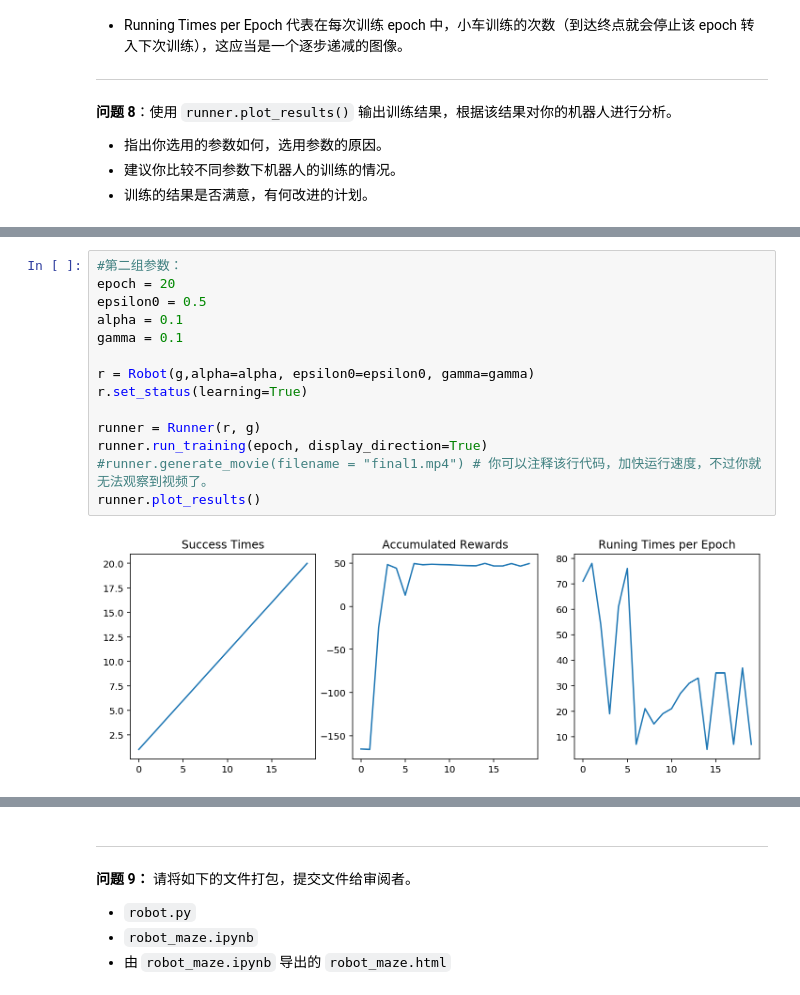
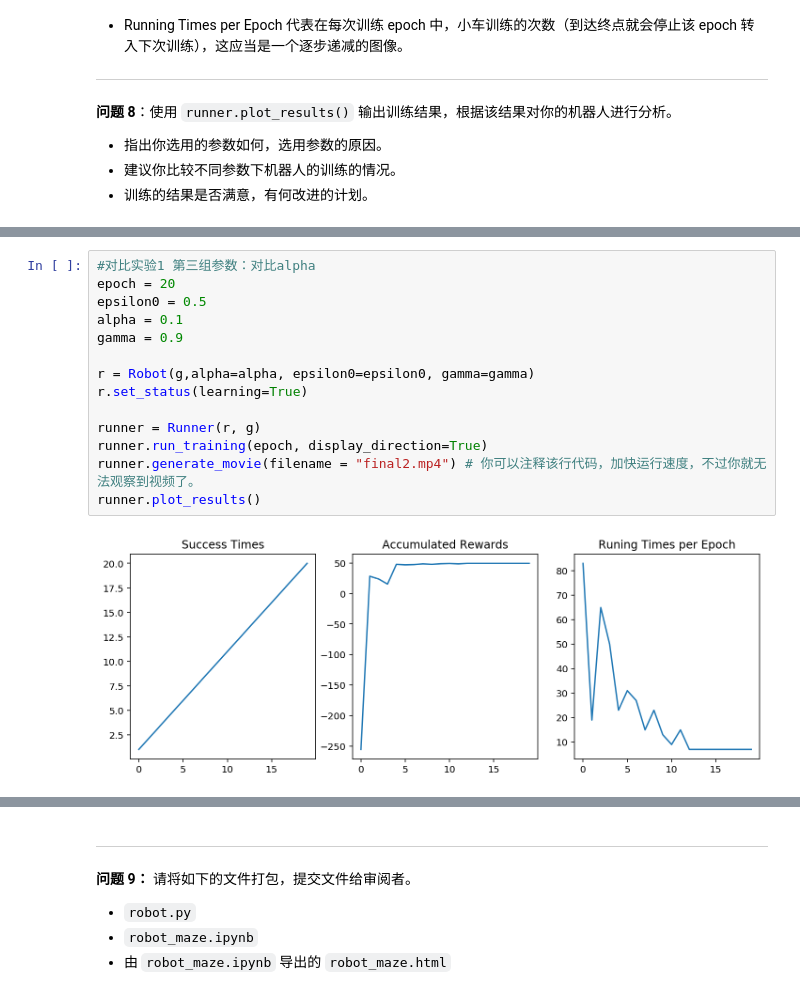
Before and after one commit to VincentGogo/MLDN_P5_Reinforcement_Learning, a Jupyter notebook: robot_maze.ipynb, the cells around one changed output, grey strips where cells are left out. Cells and saved outputs as stored; diff of their text form.

```diff
--- a/robot_maze.ipynb
+++ b/robot_maze.ipynb
@@ -300,16 +304,16 @@ runner.plot_results()
 # %%
-#第二组参数：
+#对比实验1 第三组参数：对比alpha
 epoch = 20
 epsilon0 = 0.5
 alpha = 0.1
-gamma = 0.1
+gamma = 0.9
 
 r = Robot(g,alpha=alpha, epsilon0=epsilon0, gamma=gamma)
 r.set_status(learning=True)
 
 runner = Runner(r, g)
 runner.run_training(epoch, display_direction=True)
-#runner.generate_movie(filename = "final1.mp4") # 你可以注释该行代码，加快运行速度，不过你就无法观察到视频了。
+runner.generate_movie(filename = "final2.mp4") # 你可以注释该行代码，加快运行速度，不过你就无法观察到视频了。
 runner.plot_results()
 # %% [output]
-[figure, old version]
+[figure, new version]
```
Also changed, not shown: parts of 11 cells of this notebook, 2 other files.
